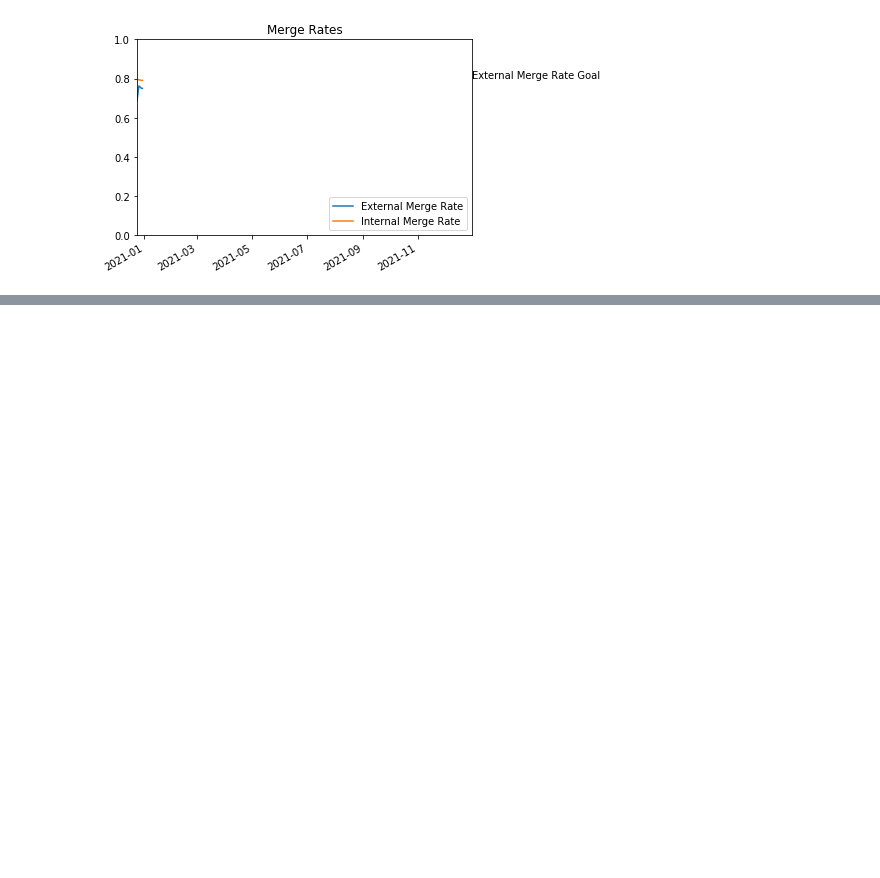
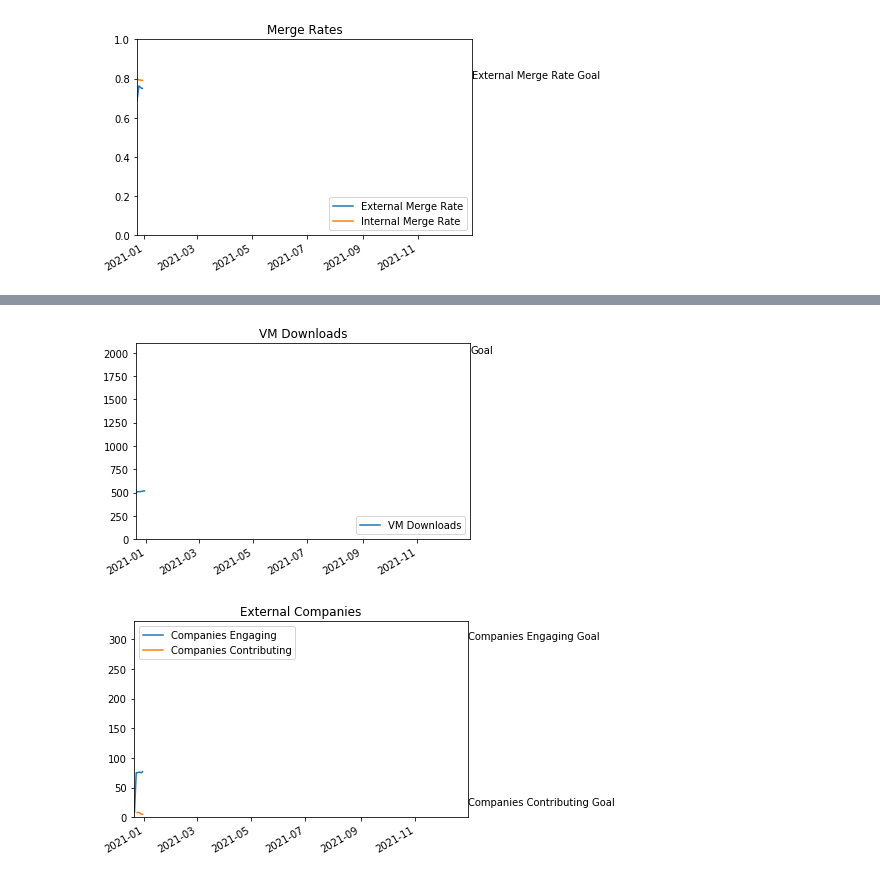
Before and after one commit to Seagate/cortx, a Jupyter notebook: metrics/CORTX_Metrics_Topline_Report.ipynb, the cells around one changed output, grey strips where cells are left out. Drawn from its saved outputs; the diff is of its cells as text; code cells hidden in the pictures; blank space fills up the shorter version.

```diff
--- a/metrics/CORTX_Metrics_Topline_Report.ipynb
+++ b/metrics/CORTX_Metrics_Topline_Report.ipynb
@@ -106,0 +117,24 @@ plt1.show()
+# %%
+title='VM Downloads'
+df[title] = df['downloads_vms']
+start_date=None
+goal_date=datetime.datetime(2021,12,31,0,0,0)
+xlim=(start_date,goal_date)
+ylim=(0,2100)
+plt=cg.goal_graph(df=df,title=title,xlim=xlim,ylim=ylim,goals=[cg.Goal('Goal',goal_date,2000)],columns=[title])
+plt.show()
+
+title='External Companies'
+e_title='Companies Engaging'
+c_title='Companies Contributing'
+df[e_title]=df['companies']
+df[c_title]=df['companies_contributing']
+columns=[e_title,c_title]
+e_goal=cg.Goal("%s Goal" % e_title,goal_date,300)
+c_goal=cg.Goal("%s Goal" % c_title,goal_date,20)
+plt1=cg.goal_graph(df=df,title=title,xlim=xlim,ylim=(0,330),goals=[e_goal,c_goal],columns=columns)
+plt1.legend(loc='upper left')
+plt1.show()
+# %% [output]
+[figure, added]
+[figure, added]
```
Also changed, not shown: parts of 1 cell of this notebook.
